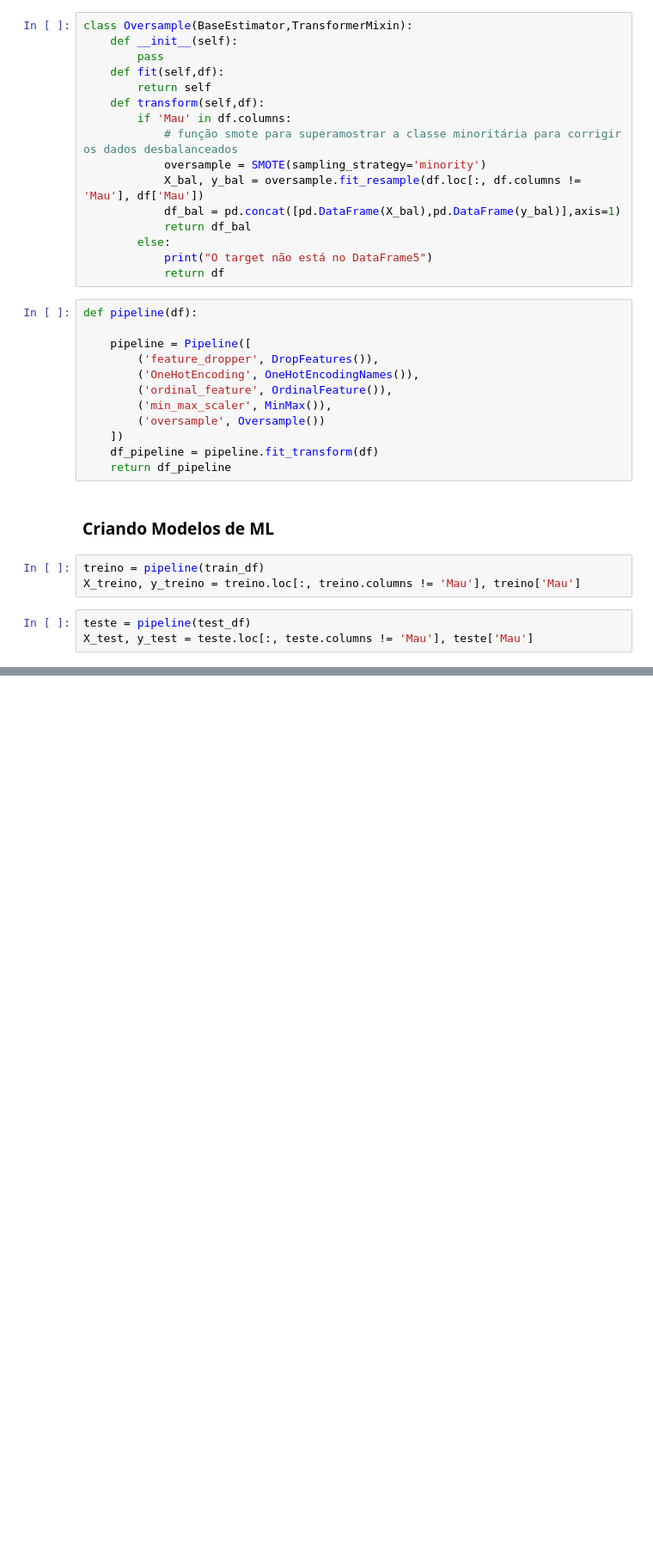
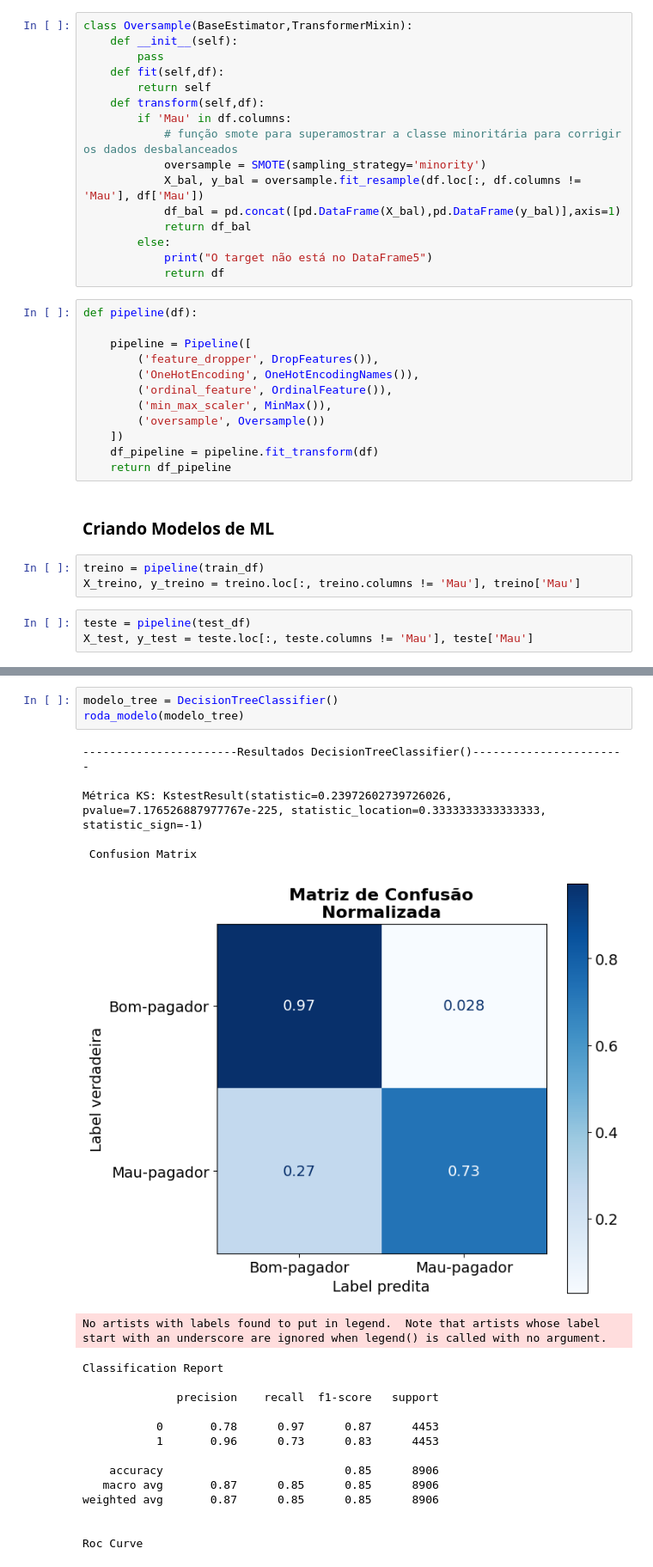
Before and after one commit to torvess/credit_score_07-10-2024, a Jupyter notebook: notebooks/credit_score.ipynb, the cells around one changed output, grey strips where cells are left out. Shown at 86% size. Saved outputs shown, nothing was run; the diff lists cells and outputs as text; blank space fills up the shorter version.

```diff
--- a/notebooks/credit_score.ipynb
+++ b/notebooks/credit_score.ipynb
@@ -778,0 +845,24 @@ X_test, y_test = teste.loc[:, teste.columns != 'Mau'], teste['Mau']
+# %%
+modelo_tree = DecisionTreeClassifier()
+roda_modelo(modelo_tree)
+# %% [output]
+-----------------------Resultados DecisionTreeClassifier()-----------------------
+
+Métrica KS: KstestResult(statistic=0.23972602739726026, pvalue=7.176526887977767e-225, statistic_location=0.3333333333333333, statistic_sign=-1)
+
+ Confusion Matrix
+[figure, added]
+No artists with labels found to put in legend.  Note that artists whose label start with an underscore are ignored when legend() is called with no argument.
+Classification Report
+
+              precision    recall  f1-score   support
+
+           0       0.78      0.97      0.87      4453
+           1       0.96      0.73      0.83      4453
+
+    accuracy                           0.85      8906
+   macro avg       0.87      0.85      0.85      8906
+weighted avg       0.87      0.85      0.85      8906
+
+
+Roc Curve
```
Also changed, not shown: parts of 9 cells of this notebook, 1 other file.
